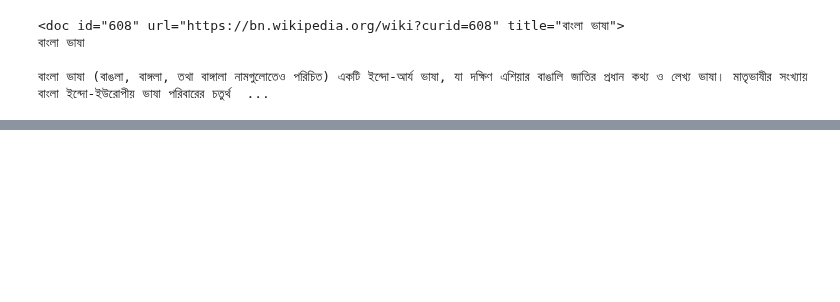
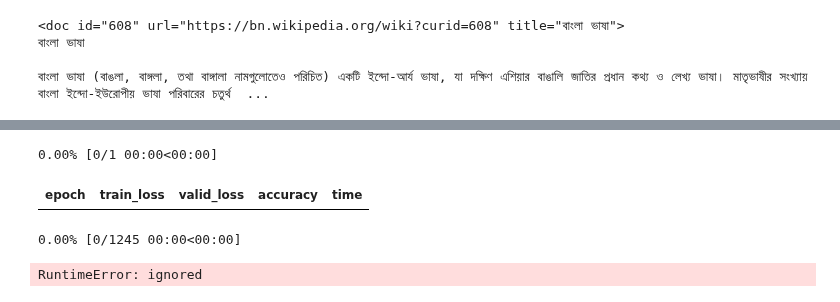
Before and after one commit to rajibmondal/Projects.NLP, a Jupyter notebook: Bangla_ULMFiT_from_scratch.ipynb, the cells around one changed output, grey strips where cells are left out. Cells and saved outputs as stored; diff of their text form; code cells hidden in the pictures; blank space fills up the shorter version.

```diff
--- a/Bangla_ULMFiT_from_scratch.ipynb
+++ b/Bangla_ULMFiT_from_scratch.ipynb
@@ -172,3 +165,16 @@ data.show_batch()
+# %%
+learn = language_model_learner(data, AWD_LSTM, drop_mult=0.5, pretrained=False).to_fp16()
+# %%
+lr = 1e-2
+lr *= bs/48  # Scale learning rate by batch size
+# %%
+learn.unfreeze()
+learn.fit_one_cycle(1, lr, moms=(0.8,0.7))
+# %% [output]
+0.00% [0/1 00:00<00:00]
+| epoch | train_loss | valid_loss | accuracy | time |
+0.00% [0/1245 00:00<00:00]
+RuntimeError: ignored
 # %%
 import pandas as pd
 # %%
```
Also changed, not shown: parts of 9 cells of this notebook.
